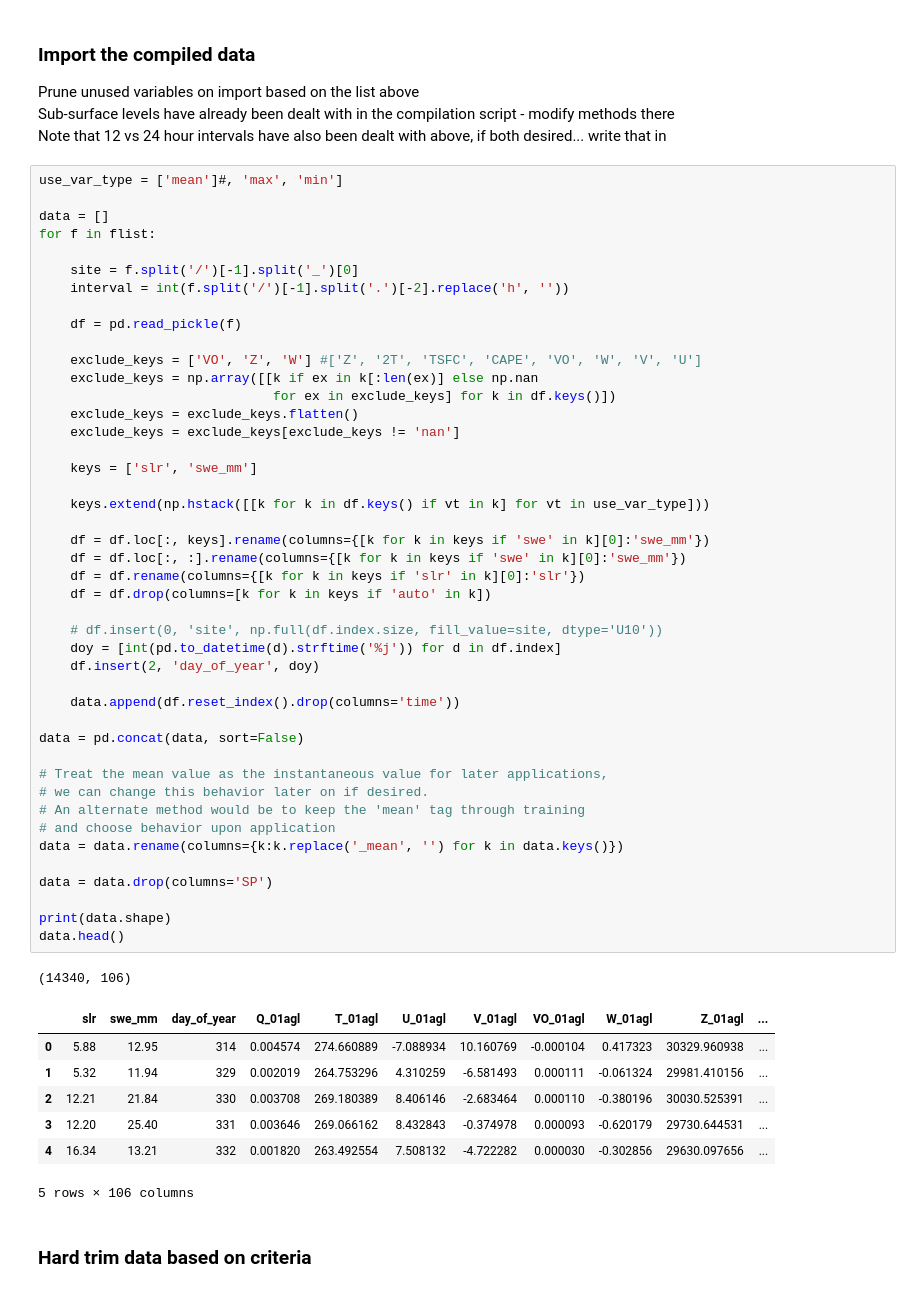
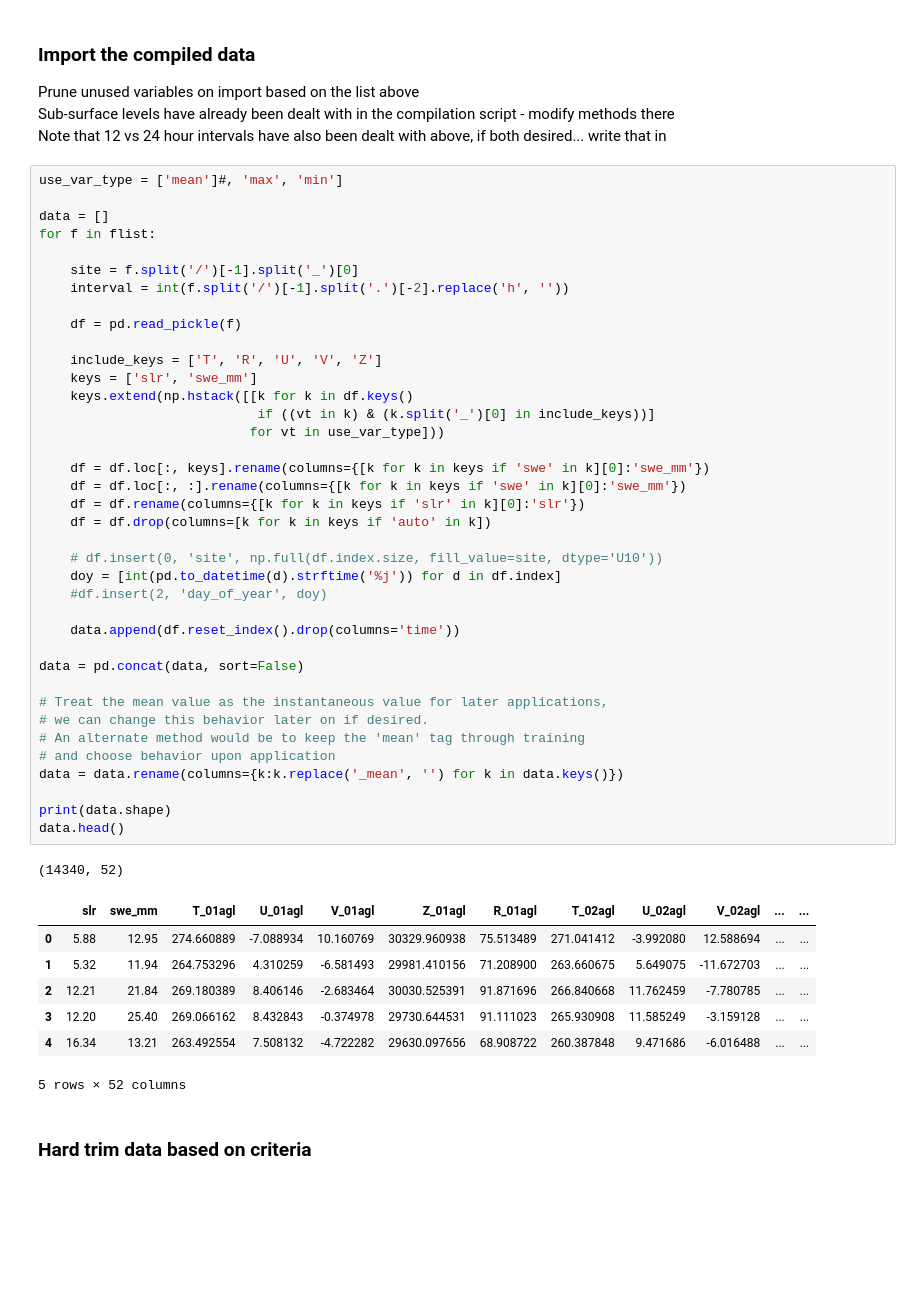
Before and after one commit to m-wessler/snow-liquid-ratio, a Jupyter notebook: core/train_SVR.ipynb, the cells around one changed output. Saved outputs shown, nothing was run; the diff lists cells and outputs as text; blank space fills up the shorter version.

```diff
--- a/core/train_SVR.ipynb
+++ b/core/train_SVR.ipynb
@@ -86,52 +86,46 @@ data = []
 for f in flist:
 
     site = f.split('/')[-1].split('_')[0]
     interval = int(f.split('/')[-1].split('.')[-2].replace('h', ''))
 
     df = pd.read_pickle(f)
 
-    exclude_keys = ['VO', 'Z', 'W'] #['Z', '2T', 'TSFC', 'CAPE', 'VO', 'W', 'V', 'U']
-    exclude_keys = np.array([[k if ex in k[:len(ex)] else np.nan
-                              for ex in exclude_keys] for k in df.keys()])
-    exclude_keys = exclude_keys.flatten()
-    exclude_keys = exclude_keys[exclude_keys != 'nan']
-
+    include_keys = ['T', 'R', 'U', 'V', 'Z']
     keys = ['slr', 'swe_mm']
-
-    keys.extend(np.hstack([[k for k in df.keys() if vt in k] for vt in use_var_type]))
+    keys.extend(np.hstack([[k for k in df.keys()
+                            if ((vt in k) & (k.split('_')[0] in include_keys))]
+                           for vt in use_var_type]))
 
     df = df.loc[:, keys].rename(columns={[k for k in keys if 'swe' in k][0]:'swe_mm'})
     df = df.loc[:, :].rename(columns={[k for k in keys if 'swe' in k][0]:'swe_mm'})
     df = df.rename(columns={[k for k in keys if 'slr' in k][0]:'slr'})
     df = df.drop(columns=[k for k in keys if 'auto' in k])
 
     # df.insert(0, 'site', np.full(df.index.size, fill_value=site, dtype='U10'))
     doy = [int(pd.to_datetime(d).strftime('%j')) for d in df.index]
-    df.insert(2, 'day_of_year', doy)
+    #df.insert(2, 'day_of_year', doy)
 
     data.append(df.reset_index().drop(columns='time'))
 
 data = pd.concat(data, sort=False)
 
 # Treat the mean value as the instantaneous value for later applications,
 # we can change this behavior later on if desired.
 # An alternate method would be to keep the 'mean' tag through training
 # and choose behavior upon application
 data = data.rename(columns={k:k.replace('_mean', '') for k in data.keys()})
 
-data = data.drop(columns='SP')
-
 print(data.shape)
 data.head()
 # %% [output]
-(14340, 106)
+(14340, 52)
-|  | slr | swe_mm | day_of_year | Q_01agl | T_01agl | U_01agl | V_01agl | VO_01agl | W_01agl | Z_01agl | ... |
-| 0 | 5.88 | 12.95 | 314 | 0.004574 | 274.660889 | -7.088934 | 10.160769 | -0.000104 | 0.417323 | 30329.960938 | ... |
-| 1 | 5.32 | 11.94 | 329 | 0.002019 | 264.753296 | 4.310259 | -6.581493 | 0.000111 | -0.061324 | 29981.410156 | ... |
-| 2 | 12.21 | 21.84 | 330 | 0.003708 | 269.180389 | 8.406146 | -2.683464 | 0.000110 | -0.380196 | 30030.525391 | ... |
-| 3 | 12.20 | 25.40 | 331 | 0.003646 | 269.066162 | 8.432843 | -0.374978 | 0.000093 | -0.620179 | 29730.644531 | ... |
-| 4 | 16.34 | 13.21 | 332 | 0.001820 | 263.492554 | 7.508132 | -4.722282 | 0.000030 | -0.302856 | 29630.097656 | ... |
+|  | slr | swe_mm | T_01agl | U_01agl | V_01agl | Z_01agl | R_01agl | T_02agl | U_02agl | V_02agl | ... | ... |
+| 0 | 5.88 | 12.95 | 274.660889 | -7.088934 | 10.160769 | 30329.960938 | 75.513489 | 271.041412 | -3.992080 | 12.588694 | ... | ... |
+| 1 | 5.32 | 11.94 | 264.753296 | 4.310259 | -6.581493 | 29981.410156 | 71.208900 | 263.660675 | 5.649075 | -11.672703 | ... | ... |
+| 2 | 12.21 | 21.84 | 269.180389 | 8.406146 | -2.683464 | 30030.525391 | 91.871696 | 266.840668 | 11.762459 | -7.780785 | ... | ... |
+| 3 | 12.20 | 25.40 | 269.066162 | 8.432843 | -0.374978 | 29730.644531 | 91.111023 | 265.930908 | 11.585249 | -3.159128 | ... | ... |
+| 4 | 16.34 | 13.21 | 263.492554 | 7.508132 | -4.722282 | 29630.097656 | 68.908722 | 260.387848 | 9.471686 | -6.016488 | ... | ... |
-5 rows × 106 columns
+5 rows × 52 columns
 # %% [markdown]
 ### Hard trim data based on criteria
 # %%
```
Also changed, not shown: parts of 22 cells of this notebook, 16 other files.
